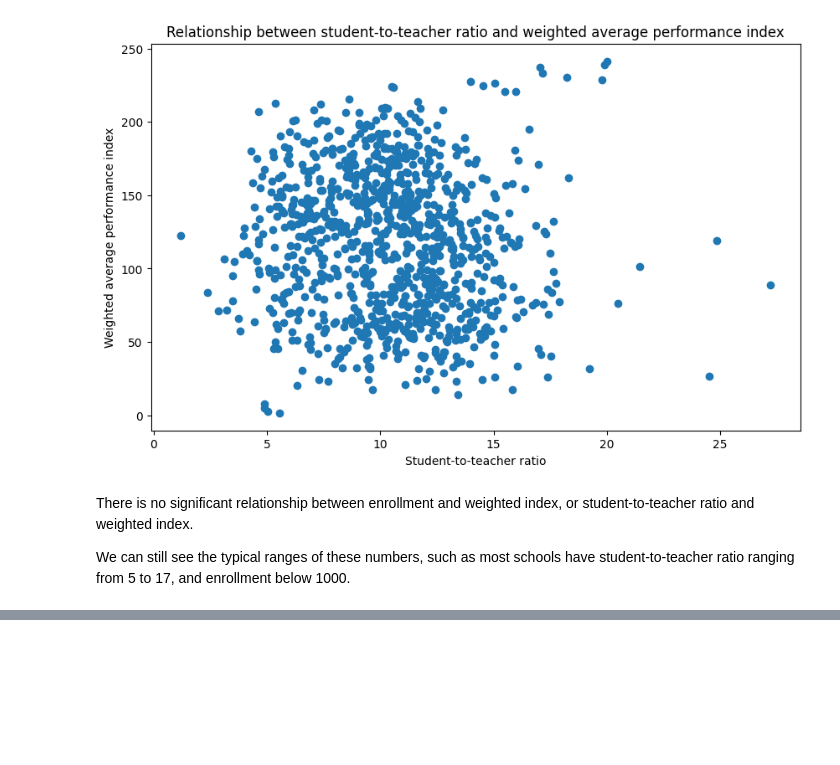
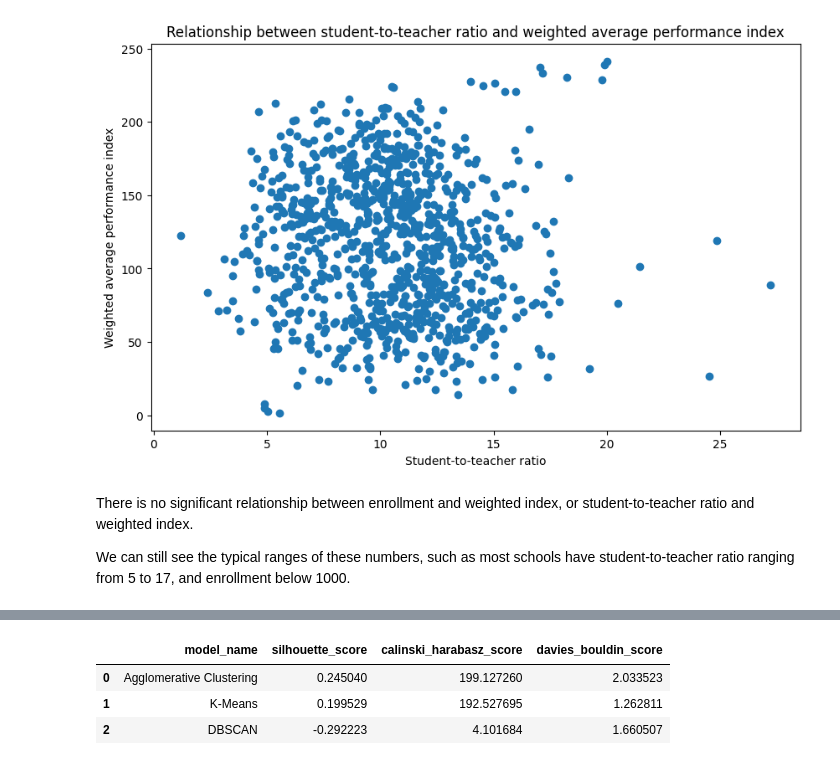
Before and after one commit to thaianle/nysed-2024, a Jupyter notebook: nysed_modeling.ipynb, the cells around one changed output, grey strips where cells are left out. Saved outputs shown, nothing was run; the diff lists cells and outputs as text; code cells hidden in the pictures; blank space fills up the shorter version.

```diff
--- a/nysed_modeling.ipynb
+++ b/nysed_modeling.ipynb
@@ -435,0 +490,30 @@ We can still see the typical ranges of these numbers, such as most schools have
+# %%
+# Write a function to reuse different algorithms and output results
+def cluster_results(model_name, model):
+
+    # Initialize the list of metrics to be included in the output table
+    silhouette_scores = []
+    calinski_harabasz_scores = []
+    davies_bouldin_scores = []
+
+    # Add each individual model's performance to the list of metrics
+    cluster_labels = model.fit_predict(X_new)
+    silhouette_scores.append(silhouette_score(X_new, cluster_labels))
+    calinski_harabasz_scores.append(calinski_harabasz_score(X_new, cluster_labels))
+    davies_bouldin_scores.append(davies_bouldin_score(X_new, cluster_labels))
+
+    # Aggregate the results into a DataFrame
+    df = pd.DataFrame({'model_name': model_name, 'silhouette_score': silhouette_scores,
+                       'calinski_harabasz_score': calinski_harabasz_scores, 'davies_bouldin_score': davies_bouldin_scores})
+    return df
+# %%
+# Test on models with default number of clusters and default (hyper)parameters
+model_list = [('Agglomerative Clustering', AgglomerativeClustering()), ('K-Means', KMeans()), ('DBSCAN', DBSCAN())]
+
+entire_results = pd.concat([cluster_results(model_name, model) for model_name, model in model_list], ignore_index = True)
+entire_results
+# %% [output]
+|  | model_name | silhouette_score | calinski_harabasz_score | davies_bouldin_score |
+| 0 | Agglomerative Clustering | 0.245040 | 199.127260 | 2.033523 |
+| 1 | K-Means | 0.199529 | 192.527695 | 1.262811 |
+| 2 | DBSCAN | -0.292223 | 4.101684 | 1.660507 |
```
Also changed, not shown: parts of 11 cells of this notebook.
